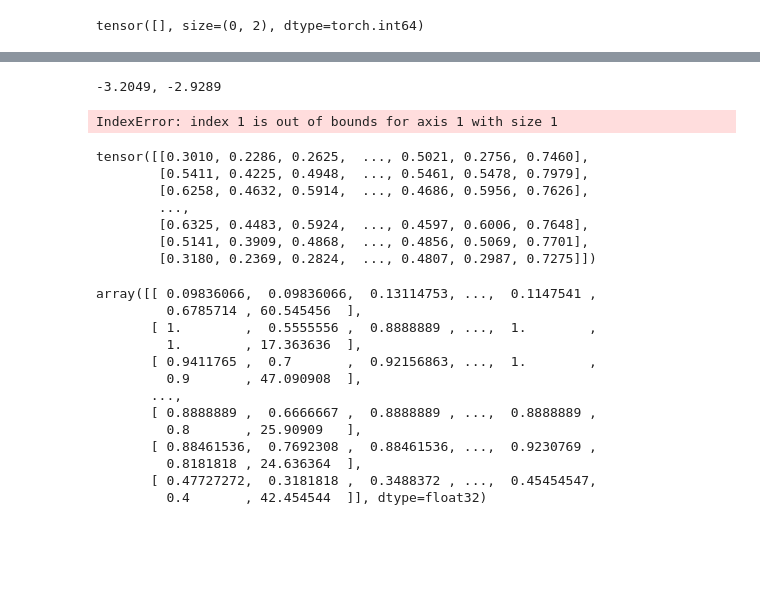
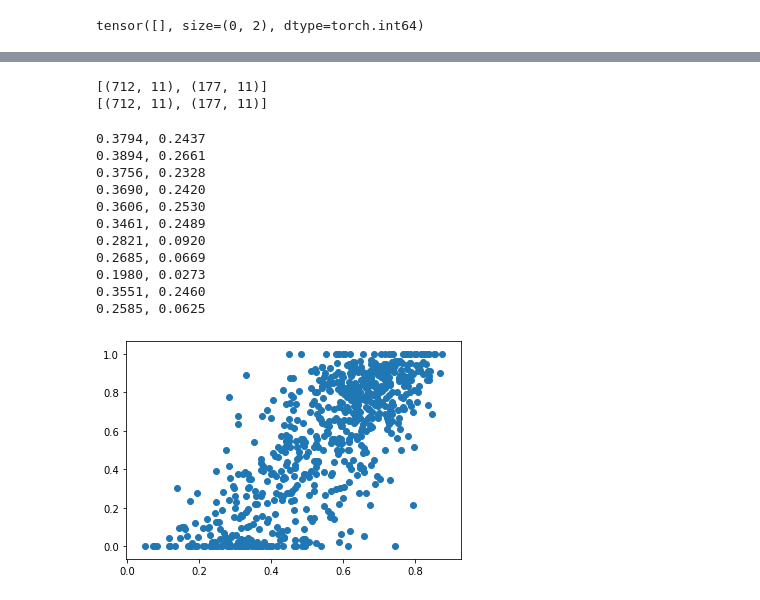
Before and after one commit to kylecshan/xplore_idm, a Jupyter notebook: train_predictor.ipynb, the cells around one changed output, grey strips where cells are left out. Cells and saved outputs as stored; diff of their text form; code cells hidden in the pictures; blank space fills up the shorter version.

Commit message:
changed model and made saliency maps

```diff
--- a/train_predictor.ipynb
+++ b/train_predictor.ipynb
@@ -156,2 +167,9 @@ def train_model(model, dataloader, optimizer, scheduler, num_epochs=4, test_load
 
     return model
+# %%
+# Simple neural network to predict healthcare
+predictor = nn.Sequential(
+#     nn.Linear(n_features, 512),
+    nn.Linear(512, 11)
+)
+predictor.to(device)
@@ -158,9 +180,10 @@ def train_model(model, dataloader, optimizer, scheduler, num_epochs=4, test_load
 # %%
-BATCH_SIZE = 100
-EPOCHS = 60
+BATCH_SIZE = 889
+EPOCHS = 1000
 
 # Data loader
 dloader = torch.utils.data.DataLoader(dtrain, batch_size=BATCH_SIZE, shuffle=True, num_workers=0)
 dtestloader = torch.utils.data.DataLoader(dtest, batch_size=512, shuffle=False, num_workers=0)
 # Create training optimizer
-optimizer = optim.Adam(predictor.parameters(), lr=0.001, weight_decay=0.01)
+optimizer = optim.Adam(predictor.parameters(), lr=0.01, weight_decay=0.001)
+scheduler = optim.lr_scheduler.StepLR(optimizer, step_size=50, gamma=0.7)
@@ -169,4 +190,4 @@ NameError: name 'torch' is not defined
 # %%
-predictor = train_model(predictor, dloader, optimizer, scheduler=None,
+predictor = train_model(predictor, dloader, optimizer, scheduler,
                         num_epochs=EPOCHS, test_loader=dtestloader)
 # %% [output]
@@ -175,40 +212,36 @@ NameError: name 'predictor' is not defined
 # Compute r-squared for training and test set
 with torch.no_grad():
     split = [dtrain.indices, dtest.indices]
-    tensor_inputs = [extracted_features[x, :1280].to(device) for x in split]
-    outputs = [extracted_features[x, 1280:].numpy() for x in split]
-    preds = [predictor(x).cpu().numpy() for x in tensor_inputs]
+    tensor_inputs = [extracted_features[x, :n_features].to(device) for x in split]
+    targets = [extracted_features[x, n_features:n_features+11].numpy() for x in split]
+    preds = [torch.sigmoid(predictor(x)).cpu().numpy() for x in tensor_inputs]
+# %%
+print([x.shape for x in targets])
+print([x.shape for x in preds])
+# %% [output]
+[(712, 11), (177, 11)]
+[(712, 11), (177, 11)]
 # %%
 from sklearn.metrics import r2_score
 for i in range(11):
-    r2s = [r2_score(y[:, i], pred[:, i]) for y, pred in zip(outputs, preds)]
+    r2s = [r2_score(y[:, i], pred[:, i]) for y, pred in zip(targets, preds)]
     print('%.4f, %.4f' % tuple(r2s))
 # %% [output]
--3.2049, -2.9289
+0.3794, 0.2437
+0.3894, 0.2661
+0.3756, 0.2328
+0.3690, 0.2420
+0.3606, 0.2530
+0.3461, 0.2489
+0.2821, 0.0920
+0.2685, 0.0669
+0.1980, 0.0273
+0.3551, 0.2460
+0.2585, 0.0625
-IndexError: index 1 is out of bounds for axis 1 with size 1
-# %%
-torch.sigmoid(torch.Tensor(preds[0]))
-# %% [output]
-tensor([[0.3010, 0.2286, 0.2625,  ..., 0.5021, 0.2756, 0.7460],
-        [0.5411, 0.4225, 0.4948,  ..., 0.5461, 0.5478, 0.7979],
-        [0.6258, 0.4632, 0.5914,  ..., 0.4686, 0.5956, 0.7626],
-        ...,
-        [0.6325, 0.4483, 0.5924,  ..., 0.4597, 0.6006, 0.7648],
-        [0.5141, 0.3909, 0.4868,  ..., 0.4856, 0.5069, 0.7701],
-        [0.3180, 0.2369, 0.2824,  ..., 0.4807, 0.2987, 0.7275]])
-# %%
-outputs[0]
-# %% [output]
-array([[ 0.09836066,  0.09836066,  0.13114753, ...,  0.1147541 ,
-         0.6785714 , 60.545456  ],
-       [ 1.        ,  0.5555556 ,  0.8888889 , ...,  1.        ,
-         1.        , 17.363636  ],
-       [ 0.9411765 ,  0.7       ,  0.92156863, ...,  1.        ,
-         0.9       , 47.090908  ],
-       ...,
-       [ 0.8888889 ,  0.6666667 ,  0.8888889 , ...,  0.8888889 ,
-         0.8       , 25.90909   ],
-       [ 0.88461536,  0.7692308 ,  0.88461536, ...,  0.9230769 ,
-         0.8181818 , 24.636364  ],
-       [ 0.47727272,  0.3181818 ,  0.3488372 , ...,  0.45454547,
-         0.4       , 42.454544  ]], dtype=float32)
+# %%
+import matplotlib.pyplot as plt
+j=3
+plt.scatter(preds[0][:, j], targets[0][:,j])
+plt.show()
+# %% [output]
+[figure, added]
```
Also changed, not shown: parts of 15 cells of this notebook, 6 other files.
